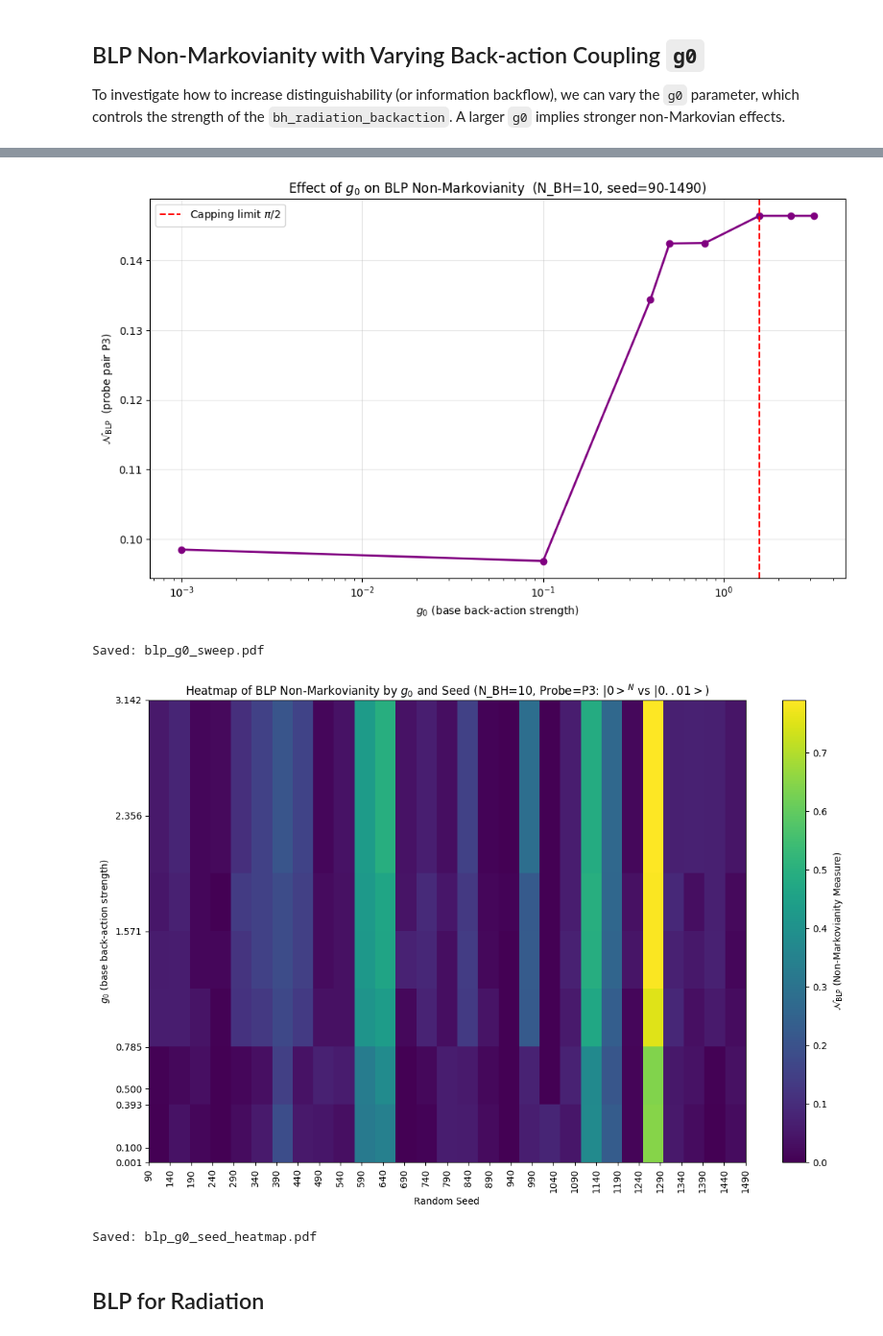
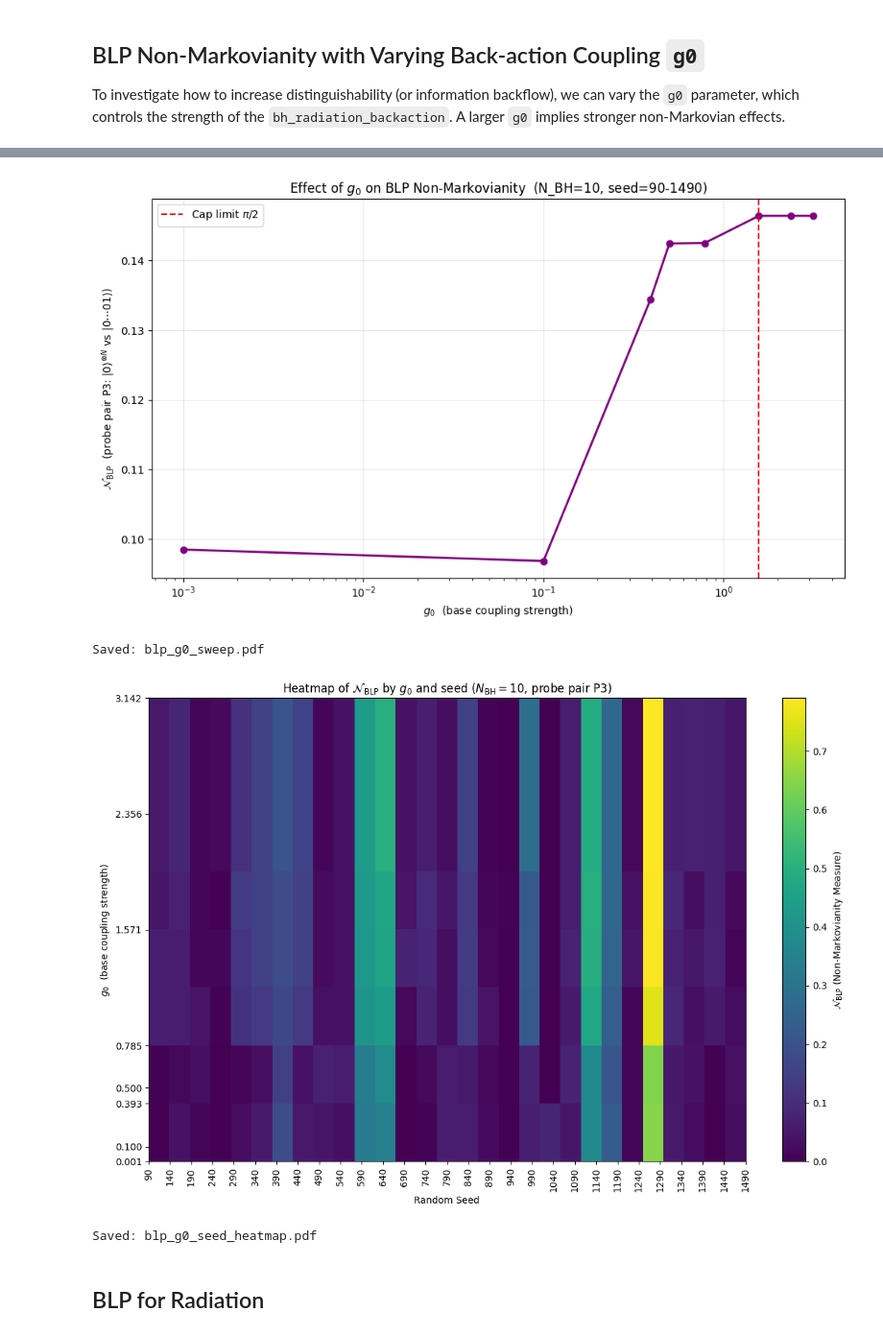
Before and after one commit to aaqhilahamed2004-ops/non-markovian_black-hole_evaporation, a Jupyter notebook: MvNM_v2.ipynb, the cells around one changed output, grey strips where cells are left out. Shown at 96% size. Cells and saved outputs as stored; diff of their text form; code cells hidden in the pictures.

```diff
--- a/MvNM_v2.ipynb
+++ b/MvNM_v2.ipynb
@@ -827,9 +832,9 @@ Saved: blp_P3_trace.pdf
 # ── Parameters ────────────────────────────────────────────────────────────────
 SWEEP_SEEDS  = list(range(5, 1576, 20))        # 21 seeds
 SWEEP_G0     = [np.pi/32, np.pi/24, np.pi/16,
-                np.pi/8,  G0_GLOBAL,  np.pi/2]  # principled range, see Section 3.1
+                np.pi/8,  np.pi/2, 3*np.pi/4]  # principled range, see Section 3.1
 FIXED_SEED   = 120      # seed for g0 sweep
-FIXED_G0     = np.pi/2  # g0 for seed sweep and Markovian control
+FIXED_G0     = np.pi/20  # g0 for seed sweep and Markovian control
 
 print(f"BLP Robustness  (N_BH={N_BH_BLP})")
 print(f"Seed sweep : {SWEEP_SEEDS}")
@@ -889,7 +894,7 @@ row += f"    {mk_max_arr.mean():.5f} ± {mk_max_arr.std():.5f}"
 print(row)
 
 # ── Verdict ───────────────────────────────────────────────────────────────────
-ROBUST_THRESHOLD = 0.85   # fraction of seeds required for ROBUST verdict
+ROBUST_THRESHOLD = 0.90   # fraction of seeds required for ROBUST verdict
 
 print("\nVerdict:")
 for pa, pb, _, _, short in PROBE_PAIRS:
@@ -934,7 +939,8 @@ print(f"  Robustness threshold : {ROBUST_THRESHOLD*100:.0f}% of seeds must show
 print(f"  System size          : N_BH = {N_BH_BLP}")
 print(f"  Seeds tested         : {len(SWEEP_SEEDS)}  ({SWEEP_SEEDS[0]}–{SWEEP_SEEDS[-1]}, step {SWEEP_SEEDS[1]-SWEEP_SEEDS[0]})")
 print(f"  Coupling (seed sweep): g0 = {FIXED_G0:.4f}")
-print(f"  Markovian control    : N_BLP = 0.00000 on all {len(SWEEP_SEEDS)} seeds ✓")
+print(f"  Markovian control    : max N_BLP = {mk_max_arr.max():.5f} on all {len(SWEEP_SEEDS)} seeds"
+      + ("  ✓" if mk_null else "  ✗ — review model"))
 print(f"  Causal attribution   : backflow is due to memory terms, not scrambling")
 print(f"{'═'*70}")
 
@@ -1081,7 +1087,7 @@ G0_SWEEP_VALUES = [
     0.001, 0.1, np.pi/8, 0.5, np.pi/4, np.pi/2, 0.75*np.pi, np.pi,
 ]
 
-SWEEP_PROBE_PAIR = ('zero', 'ones_last', "P3: $|0>^{N}$ vs $|0..01>$")
+SWEEP_PROBE_PAIR = ('zero', 'ones_last', r'P3: $|0\rangle^{\otimes N_BH}$ vs $|0\cdots01\rangle$')
 SWEEP_SEED = [i for i in range(90, 1510, 50)]
 
 print(f"Sweeping g0 values for probe pair: {SWEEP_PROBE_PAIR[2]} (seed={SWEEP_SEED})")
@@ -1163,9 +1169,9 @@ n_blp_means = [blp_g0_results[g]['N_BLP_mean'] for g in g0_keys]
 
 plt.figure(figsize=(10, 6))
 plt.plot(g0_keys, n_blp_means, 'o-', color='purple', lw=2)
-plt.axvline(np.pi / 2, color='red', linestyle='--', label=r'Capping limit $\pi/2$')
-plt.xlabel(r'$g_0$ (base back-action strength)')
-plt.ylabel(r'$\mathcal{N}_{\rm BLP}$  (probe pair P3)')
+plt.axvline(np.pi / 2, color='red', linestyle='--', label=r'Cap limit $\pi/2$')
+plt.xlabel(r'$g_0$  (base coupling strength)')
+plt.ylabel(r'$\mathcal{N}_{\rm BLP}$  (probe pair P3: $|0\rangle^{\otimes N_BH}$ vs $|0\cdots01\rangle$)')
 plt.title(f'Effect of $g_0$ on BLP Non-Markovianity  (N_BH={N_BH}, seed={SWEEP_SEED[0]}-{SWEEP_SEED[-1]})')
 plt.grid(alpha=0.3)
 plt.legend()
@@ -1176,37 +1182,38 @@ plt.show()
 print("Saved: blp_g0_sweep.pdf")
 
 
 # --- Heatmap for g0 and seeds ---
 
 # Prepare data for heatmap
 heatmap_data = []
 for g0_val in G0_SWEEP_VALUES:
     # Assuming N_BLP_values in blp_g0_results is a list corresponding to SWEEP_SEED
     heatmap_data.append(blp_g0_results[g0_val]['N_BLP_values'])
 
 heatmap_data = np.array(heatmap_data)
 
 plt.figure(figsize=(12, 8))
 plt.imshow(heatmap_data, cmap='viridis', origin='lower', aspect='auto',
            extent=[SWEEP_SEED[0], SWEEP_SEED[-1], G0_SWEEP_VALUES[0], G0_SWEEP_VALUES[-1]])
 
 plt.colorbar(label=r'$\mathcal{N}_{\rm BLP}$ (Non-Markovianity Measure)')
 
 # Customizing ticks to show actual g0 and seed values
 plt.xticks(SWEEP_SEED, rotation=90)
 plt.yticks(G0_SWEEP_VALUES)
 
 plt.xlabel('Random Seed')
-plt.ylabel(r'$g_0$ (base back-action strength)')
-plt.title(f'Heatmap of BLP Non-Markovianity by $g_0$ and Seed (N_BH={N_BH}, Probe={SWEEP_PROBE_PAIR[2]})')
+plt.ylabel(r'$g_0$  (base coupling strength)')
+plt.title(f'Heatmap of $\\mathcal{{N}}_{{\\rm BLP}}$ by $g_0$ and seed '
+          f'($N_{{\\rm BH}}={N_BH}$, probe pair P3)')
 plt.tight_layout()
 plt.savefig("blp_g0_seed_heatmap.pdf", bbox_inches='tight', dpi=200)
 plt.show()
 print("Saved: blp_g0_seed_heatmap.pdf")
 # %% [output]
-[figure, old version]
+[figure, new version]
 Saved: blp_g0_sweep.pdf
-[figure, old version]
+[figure, new version]
 Saved: blp_g0_seed_heatmap.pdf
 # %% [markdown]
 ## BLP for Radiation
```
Also changed, not shown: parts of 12 cells of this notebook.
